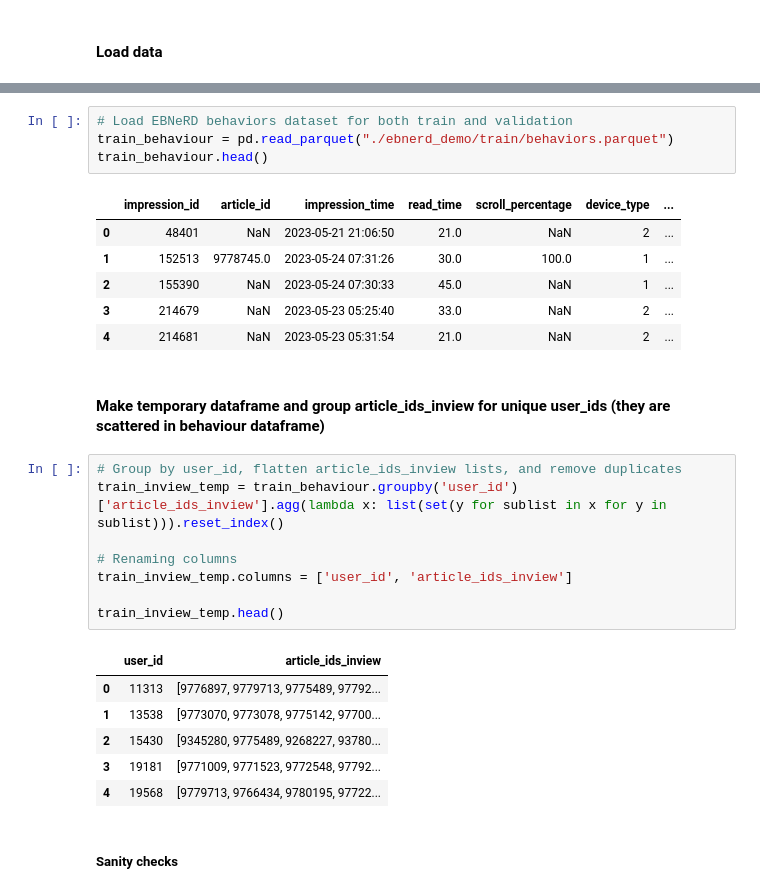
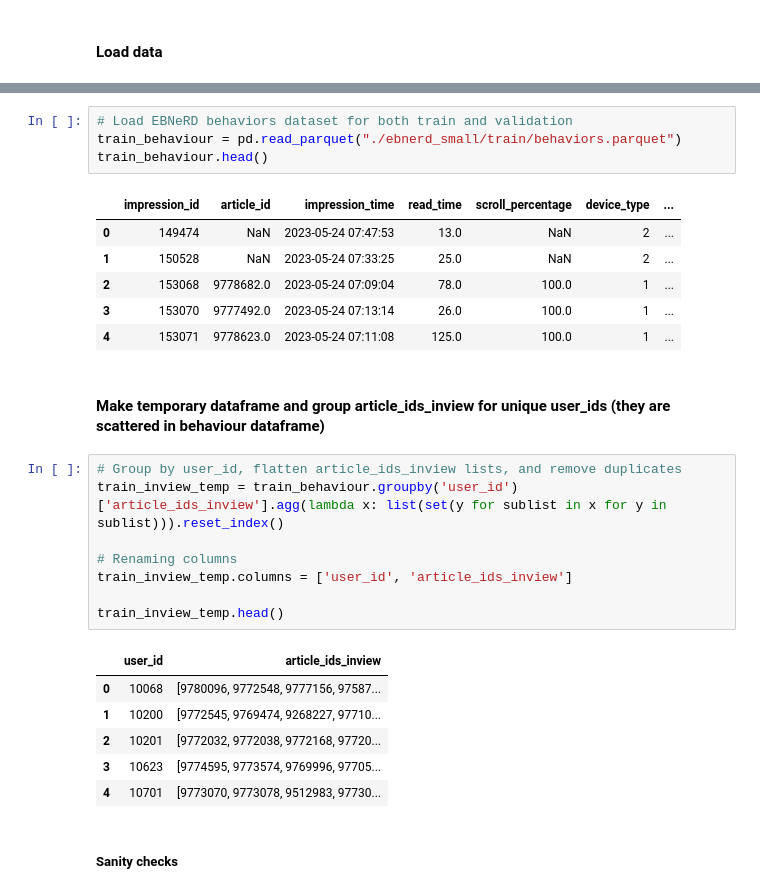
Before and after one commit to benceisonline/AAU-Project-6-Backend-2024, a Jupyter notebook: Collaborative_Filtering/LightFM_Dataprep.ipynb, the cells around one changed output, grey strips where cells are left out. Saved outputs shown, nothing was run; the diff lists cells and outputs as text.

```diff
--- a/Collaborative_Filtering/LightFM_Dataprep.ipynb
+++ b/Collaborative_Filtering/LightFM_Dataprep.ipynb
@@ -82,14 +82,14 @@ train_history.head()
 # %%
 # Load EBNeRD behaviors dataset for both train and validation
-train_behaviour = pd.read_parquet("./ebnerd_demo/train/behaviors.parquet")
+train_behaviour = pd.read_parquet("./ebnerd_small/train/behaviors.parquet")
 train_behaviour.head()
 # %% [output]
 |  | impression_id | article_id | impression_time | read_time | scroll_percentage | device_type | ... |
-| 0 | 48401 | NaN | 2023-05-21 21:06:50 | 21.0 | NaN | 2 | ... |
-| 1 | 152513 | 9778745.0 | 2023-05-24 07:31:26 | 30.0 | 100.0 | 1 | ... |
-| 2 | 155390 | NaN | 2023-05-24 07:30:33 | 45.0 | NaN | 1 | ... |
-| 3 | 214679 | NaN | 2023-05-23 05:25:40 | 33.0 | NaN | 2 | ... |
-| 4 | 214681 | NaN | 2023-05-23 05:31:54 | 21.0 | NaN | 2 | ... |
+| 0 | 149474 | NaN | 2023-05-24 07:47:53 | 13.0 | NaN | 2 | ... |
+| 1 | 150528 | NaN | 2023-05-24 07:33:25 | 25.0 | NaN | 2 | ... |
+| 2 | 153068 | 9778682.0 | 2023-05-24 07:09:04 | 78.0 | 100.0 | 1 | ... |
+| 3 | 153070 | 9777492.0 | 2023-05-24 07:13:14 | 26.0 | 100.0 | 1 | ... |
+| 4 | 153071 | 9778623.0 | 2023-05-24 07:11:08 | 125.0 | 100.0 | 1 | ... |
 # %% [markdown]
 #### Make temporary dataframe and group article_ids_inview for unique user_ids (they are scattered in behaviour dataframe)
 # %%
@@ -102,11 +102,11 @@ train_inview_temp.columns = ['user_id', 'article_ids_inview']
 train_inview_temp.head()
 # %% [output]
 |  | user_id | article_ids_inview |
-| 0 | 11313 | [9776897, 9779713, 9775489, 97792... |
-| 1 | 13538 | [9773070, 9773078, 9775142, 97700... |
-| 2 | 15430 | [9345280, 9775489, 9268227, 93780... |
-| 3 | 19181 | [9771009, 9771523, 9772548, 97792... |
-| 4 | 19568 | [9779713, 9766434, 9780195, 97722... |
+| 0 | 10068 | [9780096, 9772548, 9777156, 97587... |
+| 1 | 10200 | [9772545, 9769474, 9268227, 97710... |
+| 2 | 10201 | [9772032, 9772038, 9772168, 97720... |
+| 3 | 10623 | [9774595, 9773574, 9769996, 97705... |
+| 4 | 10701 | [9773070, 9773078, 9512983, 97730... |
 # %% [markdown]
 ##### Sanity checks
 # %%
```
Also changed, not shown: parts of 20 cells of this notebook, 5 other files.
